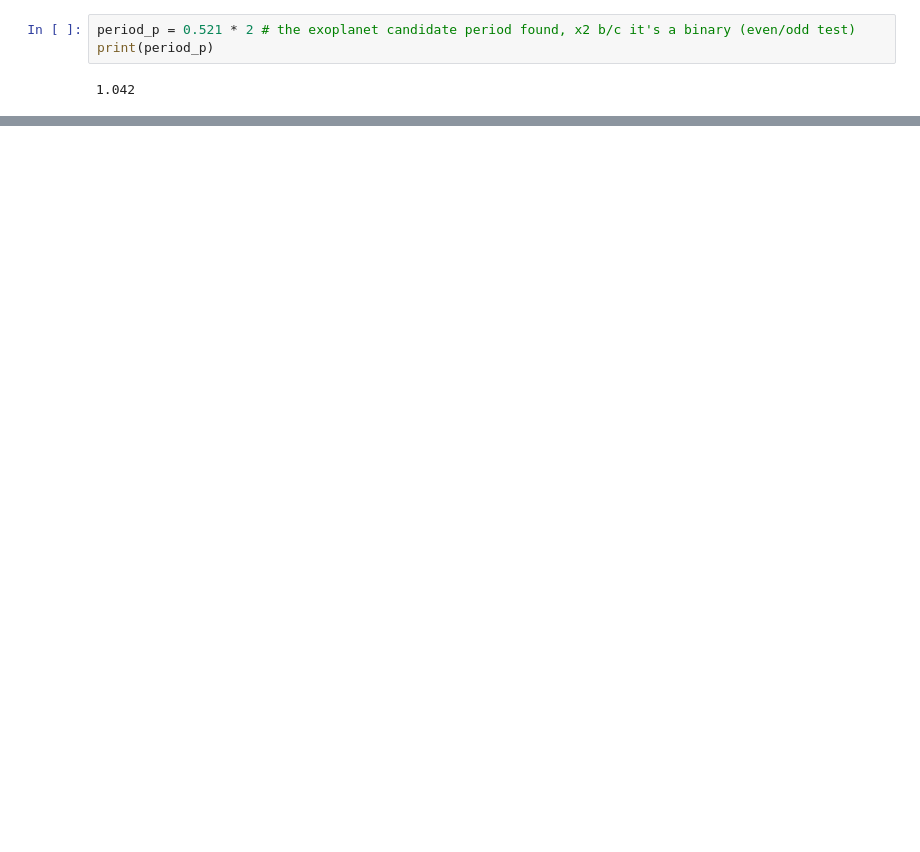
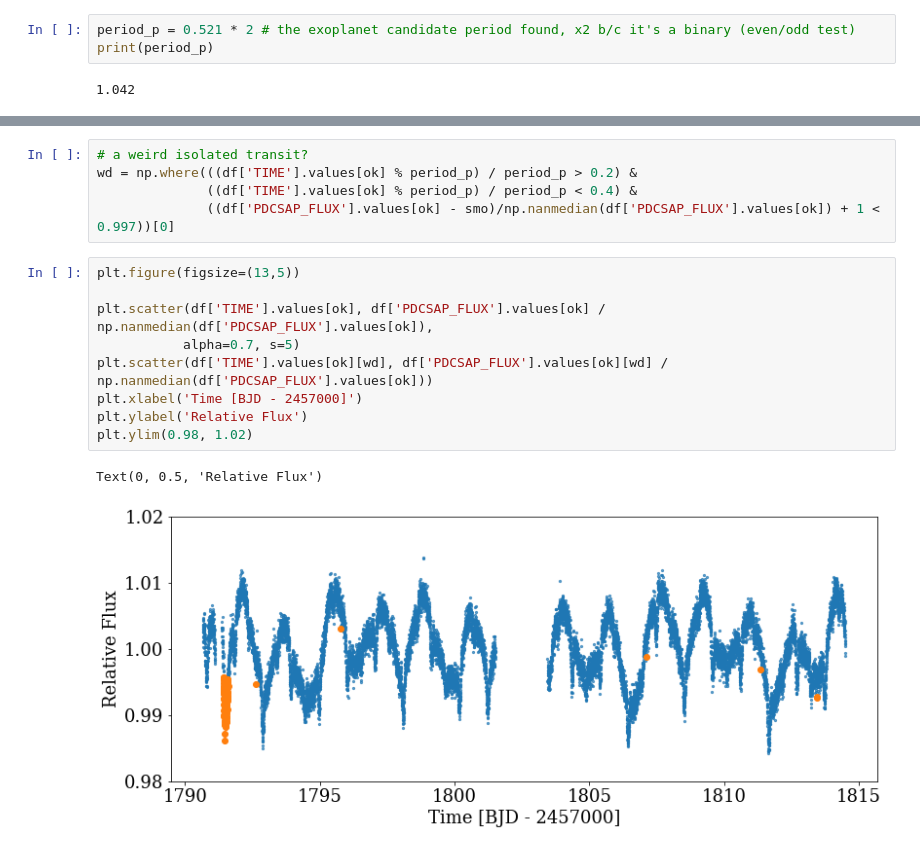
Before and after one commit to jradavenport/QX-Cas, a Jupyter notebook: makeplots.ipynb, the cells around one changed output, grey strips where cells are left out. Saved outputs shown, nothing was run; the diff lists cells and outputs as text; blank space fills up the shorter version.

```diff
--- a/makeplots.ipynb
+++ b/makeplots.ipynb
@@ -71,0 +73,17 @@ plt.savefig('LC.png', dpi=150, bbox_inches='tight', pad_inches=0.25)
+# %%
+# a weird isolated transit?
+wd = np.where(((df['TIME'].values[ok] % period_p) / period_p > 0.2) &
+              ((df['TIME'].values[ok] % period_p) / period_p < 0.4) &
+              ((df['PDCSAP_FLUX'].values[ok] - smo)/np.nanmedian(df['PDCSAP_FLUX'].values[ok]) + 1 < 0.997))[0]
+# %%
+plt.figure(figsize=(13,5))
+
+plt.scatter(df['TIME'].values[ok], df['PDCSAP_FLUX'].values[ok] / np.nanmedian(df['PDCSAP_FLUX'].values[ok]),
+           alpha=0.7, s=5)
+plt.scatter(df['TIME'].values[ok][wd], df['PDCSAP_FLUX'].values[ok][wd] / np.nanmedian(df['PDCSAP_FLUX'].values[ok]))
+plt.xlabel('Time [BJD - 2457000]')
+plt.ylabel('Relative Flux')
+plt.ylim(0.98, 1.02)
+# %% [output]
+Text(0, 0.5, 'Relative Flux')
+[figure, added]
```
Also changed, not shown: parts of 12 cells of this notebook.
